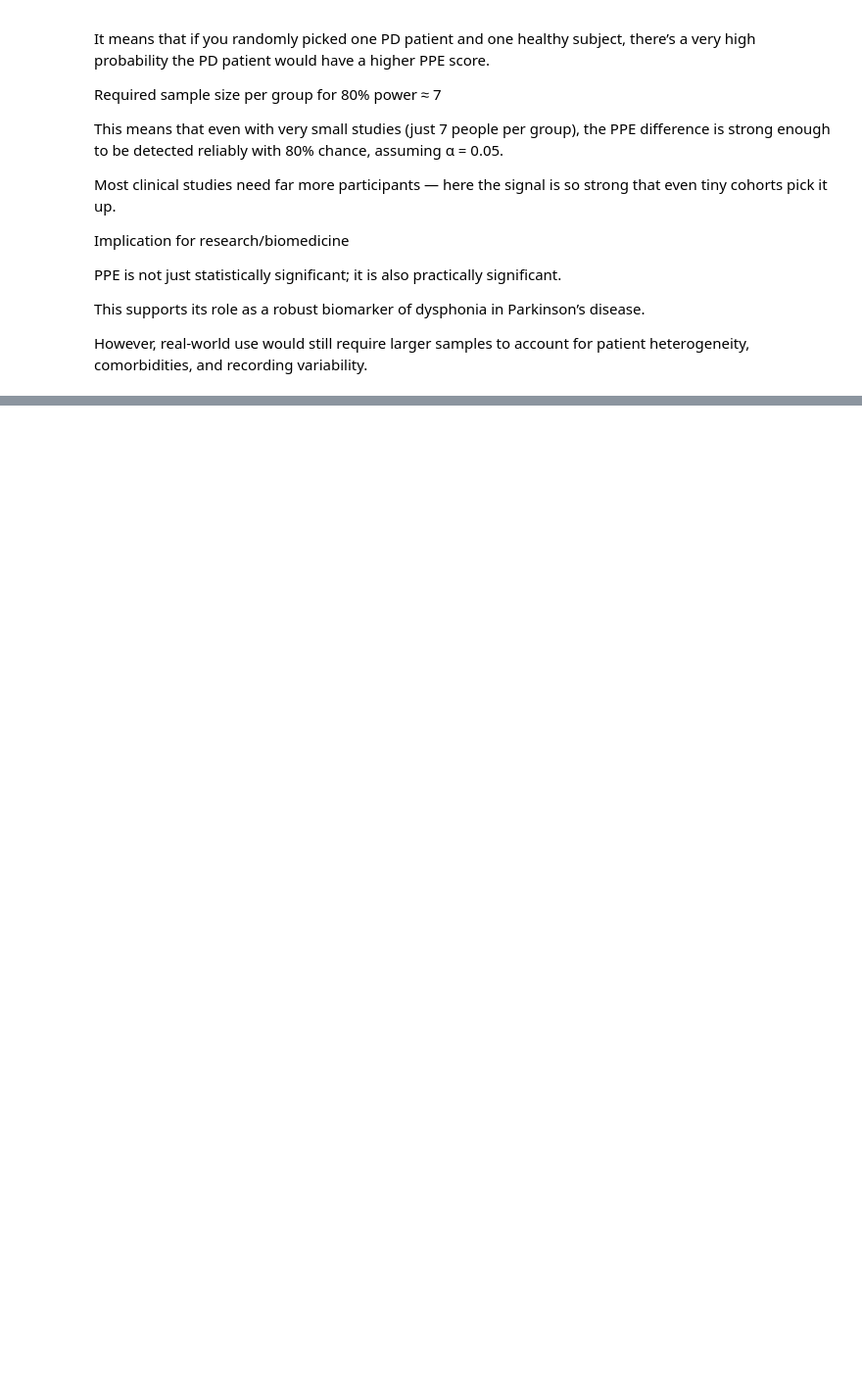
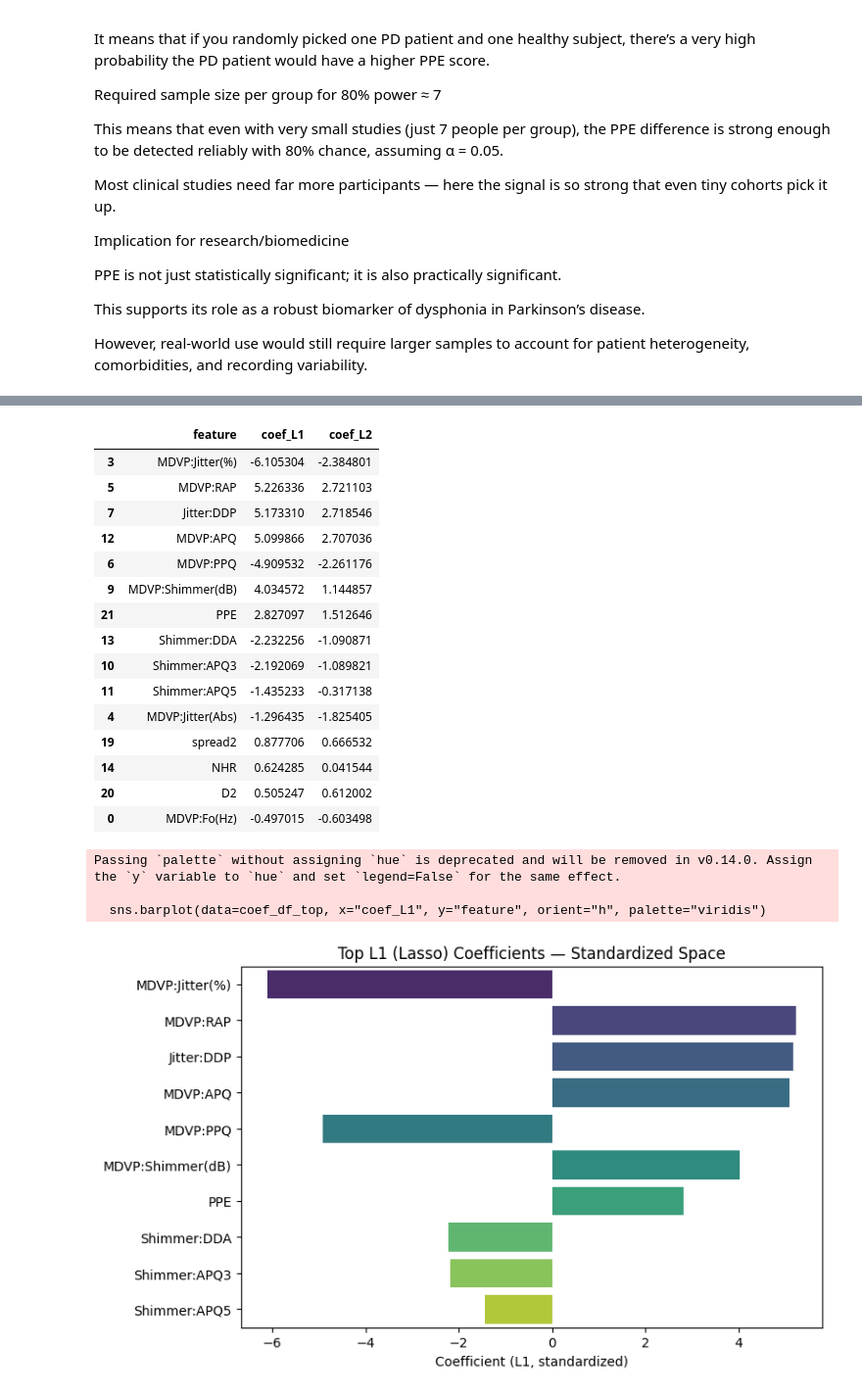
Before and after one commit to evivelentza/parkinsons_stats_project, a Jupyter notebook: notebooks/02_statistics.ipynb, the cells around one changed output, grey strips where cells are left out. Shown at 98% size. Drawn from its saved outputs; the diff is of its cells as text; code cells hidden in the pictures; blank space fills up the shorter version.

```diff
--- a/notebooks/02_statistics.ipynb
+++ b/notebooks/02_statistics.ipynb
@@ -552,0 +939,59 @@ However, real-world use would still require larger samples to account for patien
+# %%
+from sklearn.preprocessing import StandardScaler
+from sklearn.linear_model import LogisticRegression
+from sklearn.pipeline import Pipeline
+from sklearn.model_selection import StratifiedKFold, GridSearchCV
+
+X = df[num_cols].copy()
+y = df["status"]
+data_rl = pd.concat([X, y], axis=1).dropna()
+X = data_rl[num_cols].values
+y = data_rl["status"].values
+
+# Common pipeline
+pipe = Pipeline([
+    ("scaler", StandardScaler()),
+    ("clf", LogisticRegression(max_iter=5000, solver="liblinear", penalty="l1"))  # L1 first
+])
+
+param_grid = {"clf__C": np.logspace(-3, 3, 13)}  # C is inverse of regularization strength
+cv = StratifiedKFold(n_splits=5, shuffle=True, random_state=0)
+
+# LASSO
+gs_l1 = GridSearchCV(pipe, param_grid, cv=cv, scoring="roc_auc", n_jobs=-1)
+gs_l1.fit(X, y)
+best_l1 = gs_l1.best_estimator_
+coefs_l1 = best_l1.named_steps["clf"].coef_.ravel()
+
+# RIDGE (change penalty)
+pipe_ridge = Pipeline([
+    ("scaler", StandardScaler()),
+    ("clf", LogisticRegression(max_iter=5000, solver="liblinear", penalty="l2"))
+])
+gs_l2 = GridSearchCV(pipe_ridge, param_grid, cv=cv, scoring="roc_auc", n_jobs=-1)
+gs_l2.fit(X, y)
+best_l2 = gs_l2.best_estimator_
+coefs_l2 = best_l2.named_steps["clf"].coef_.ravel()
+
+# Collect coefficients into a table
+coef_df = pd.DataFrame({
+    "feature": num_cols,
+    "coef_L1": coefs_l1,
+    "coef_L2": coefs_l2
+}).sort_values("coef_L1", key=lambda s: np.abs(s), ascending=False)
+
+print(f"Best L1 AUC: {gs_l1.best_score_:.3f}  (C={gs_l1.best_params_['clf__C']})")
+print(f"Best L2 AUC: {gs_l2.best_score_:.3f}  (C={gs_l2.best_params_['clf__C']})")
+display(coef_df.head(15))
+
+# Quick bar plot of top L1 absolute coefficients
+top_k = 10
+coef_df_top = coef_df.reindex(coef_df["coef_L1"].abs().sort_values(ascending=False).index).head(top_k)
+
+plt.figure(figsize=(8,5))
+sns.barplot(data=coef_df_top, x="coef_L1", y="feature", orient="h", palette="viridis")
+plt.title("Top L1 (Lasso) Coefficients — Standardized Space")
+plt.xlabel("Coefficient (L1, standardized)")
+plt.ylabel("")
+plt.show()
+# %% [output]
@@ -552,0 +1000,20 @@ However, real-world use would still require larger samples to account for patien
+|  | feature | coef_L1 | coef_L2 |
+| 3 | MDVP:Jitter(%) | -6.105304 | -2.384801 |
+| 5 | MDVP:RAP | 5.226336 | 2.721103 |
+| 7 | Jitter:DDP | 5.173310 | 2.718546 |
+| 12 | MDVP:APQ | 5.099866 | 2.707036 |
+| 6 | MDVP:PPQ | -4.909532 | -2.261176 |
+| 9 | MDVP:Shimmer(dB) | 4.034572 | 1.144857 |
+| 21 | PPE | 2.827097 | 1.512646 |
+| 13 | Shimmer:DDA | -2.232256 | -1.090871 |
+| 10 | Shimmer:APQ3 | -2.192069 | -1.089821 |
+| 11 | Shimmer:APQ5 | -1.435233 | -0.317138 |
+| 4 | MDVP:Jitter(Abs) | -1.296435 | -1.825405 |
+| 19 | spread2 | 0.877706 | 0.666532 |
+| 14 | NHR | 0.624285 | 0.041544 |
+| 20 | D2 | 0.505247 | 0.612002 |
+| 0 | MDVP:Fo(Hz) | -0.497015 | -0.603498 |
+Passing `palette` without assigning `hue` is deprecated and will be removed in v0.14.0. Assign the `y` variable to `hue` and set `legend=False` for the same effect.
+
+  sns.barplot(data=coef_df_top, x="coef_L1", y="feature", orient="h", palette="viridis")
+[figure, added]
```
Also changed, not shown: parts of 7 cells of this notebook, 2 other files.
